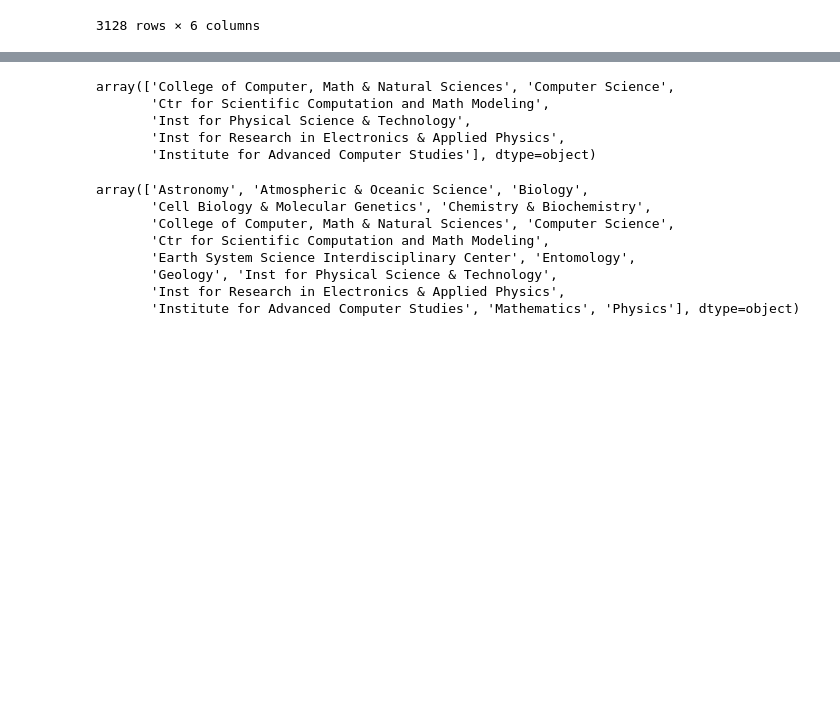
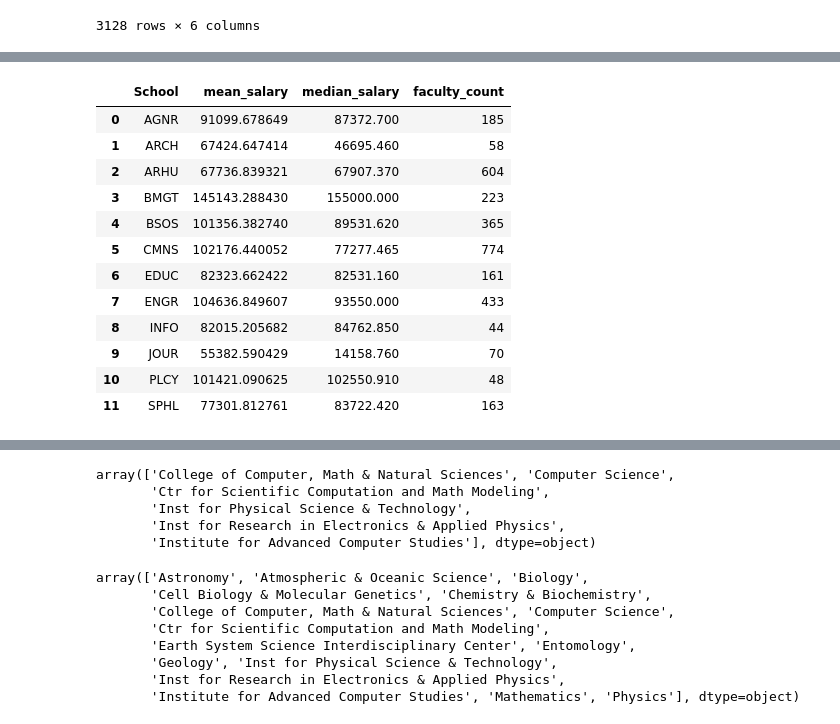
Before and after one commit to rosegaray/UMDSalaryGuideData, a Jupyter notebook: 320_FInal_Project.ipynb, the cells around one changed output, grey strips where cells are left out. Drawn from its saved outputs; the diff is of its cells as text; code cells hidden in the pictures; blank space fills up the shorter version.

```diff
--- a/320_FInal_Project.ipynb
+++ b/320_FInal_Project.ipynb
@@ -278,9 +308,0 @@ df_15 = wrangle(2015)
-# %%
-means = df_17[['Salary', 'School']].groupby('School').mean()
-means = means.rename(columns = {'Salary' : 'mean_salary'}).reset_index()
-means['faculty_count'] = 0
-
-for idx,row in means.iterrows():
-    means.set_value(idx, 'faculty_count', df_17['School'].value_counts()[row['School']])
-
-means
@@ -469,0 +320,29 @@ result.reset_index(drop=True)
+# %%
+means = df_17[['Salary', 'School']].groupby('School').mean()
+means = means.rename(columns = {'Salary' : 'mean_salary'}).reset_index()
+medians = df_17[['Salary', 'School']].groupby('School').median()
+medians = medians.rename(columns = {'Salary' : 'median_salary'}).reset_index()
+
+by_school['faculty_count'] = 0
+by_school = pd.merge(left=means,right=medians, left_on='School', right_on='School')
+
+
+for idx,row in by_school.iterrows():
+    by_school.set_value(idx, 'faculty_count', df_17['School'].value_counts()[row['School']])
+
+by_school['faculty_count'] = by_school['faculty_count'].apply(int)
+by_school
+# %% [output]
+|  | School | mean_salary | median_salary | faculty_count |
+| 0 | AGNR | 91099.678649 | 87372.700 | 185 |
+| 1 | ARCH | 67424.647414 | 46695.460 | 58 |
+| 2 | ARHU | 67736.839321 | 67907.370 | 604 |
+| 3 | BMGT | 145143.288430 | 155000.000 | 223 |
+| 4 | BSOS | 101356.382740 | 89531.620 | 365 |
+| 5 | CMNS | 102176.440052 | 77277.465 | 774 |
+| 6 | EDUC | 82323.662422 | 82531.160 | 161 |
+| 7 | ENGR | 104636.849607 | 93550.000 | 433 |
+| 8 | INFO | 82015.205682 | 84762.850 | 44 |
+| 9 | JOUR | 55382.590429 | 14158.760 | 70 |
+| 10 | PLCY | 101421.090625 | 102550.910 | 48 |
+| 11 | SPHL | 77301.812761 | 83722.420 | 163 |
```
Also changed, not shown: parts of 69 cells of this notebook.
